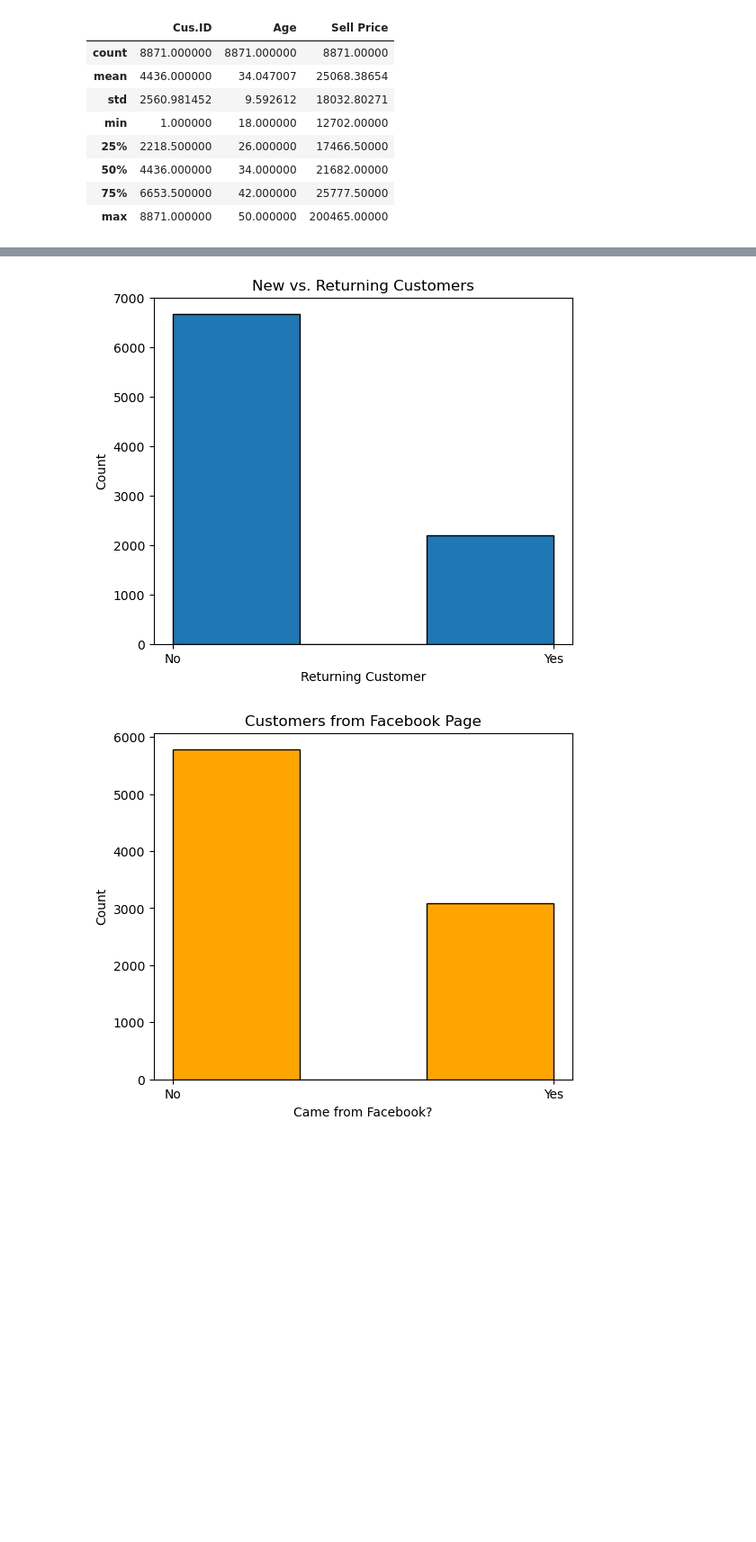
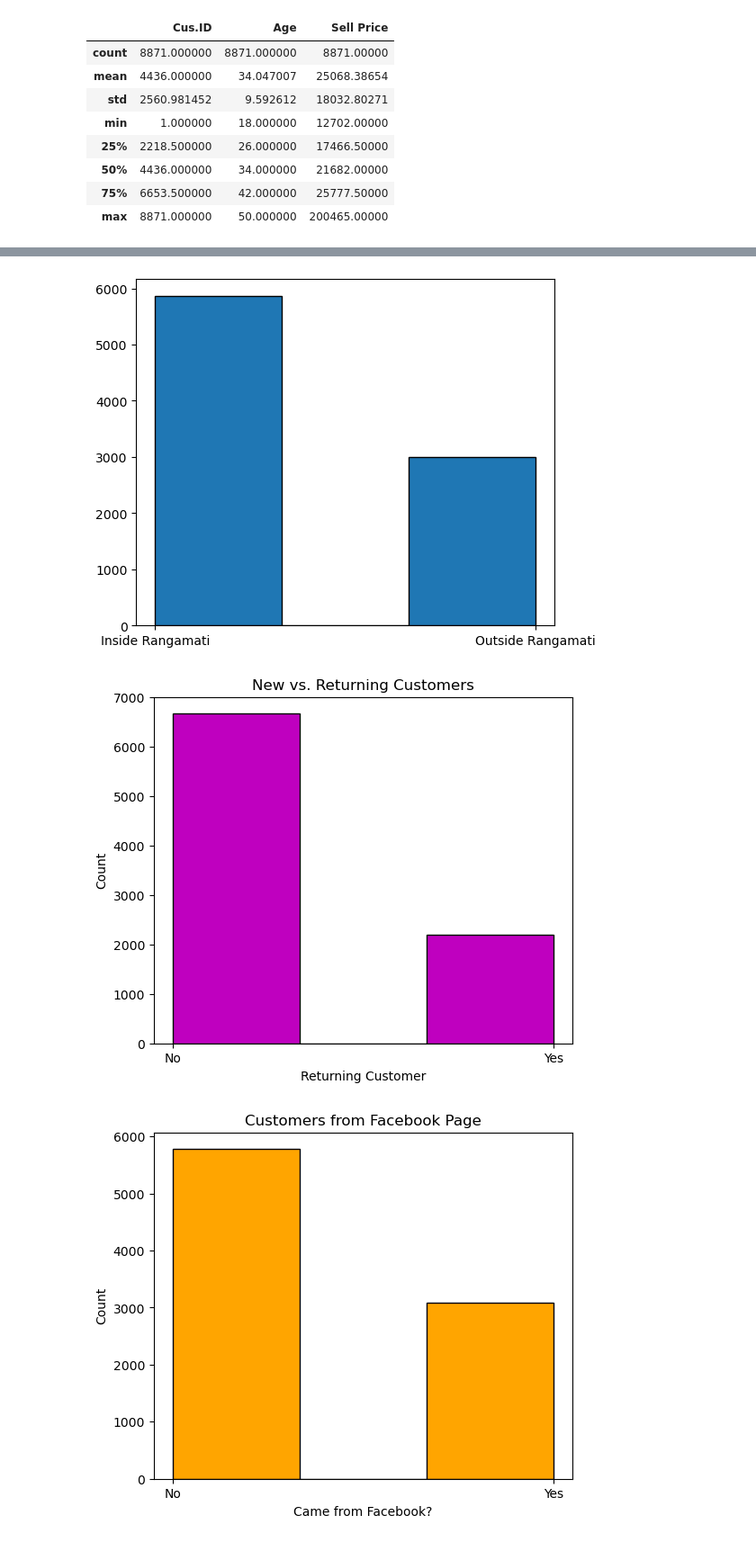
Before and after one commit to flewpl/TechCorner_Sales_Insights, a Jupyter notebook: mobile_sales/main.ipynb, the cells around one changed output, grey strips where cells are left out. Shown at 90% size. Drawn from its saved outputs; the diff is of its cells as text; code cells hidden in the pictures; blank space fills up the shorter version.

```diff
--- a/mobile_sales/main.ipynb
+++ b/mobile_sales/main.ipynb
@@ -71,13 +74,20 @@ plt.show()
+# %%
+df["Cus. Location"] = df["Cus. Location"].replace(["Rangamati Sadar", "Inside Rangamati"], "Inside Rangamati")
+plt.figure(figsize=(6, 5))
+plt.hist(df["Cus. Location"], bins= 3, edgecolor="black")
+plt.show()
+# %% [output]
+[figure, added]
 # %%
 
 plt.figure(figsize=(6, 5))
-plt.hist(df["Did he/she buy any mobile before?"], bins = 3, edgecolor="black")
+plt.hist(df["Did he/she buy any mobile before?"], bins = 3, edgecolor="black", color = "m")
 plt.title("New vs. Returning Customers")
 plt.xlabel("Returning Customer")
 plt.ylabel("Count")
 plt.show()
 # %% [output]
-[figure, old version]
+[figure, new version]
 # %%
 plt.figure(figsize=(6, 5))
 plt.hist(df["Does he/she Come from Facebook Page?"], bins = 3, edgecolor="black", color="orange")
```
Also changed, not shown: parts of 12 cells of this notebook.
